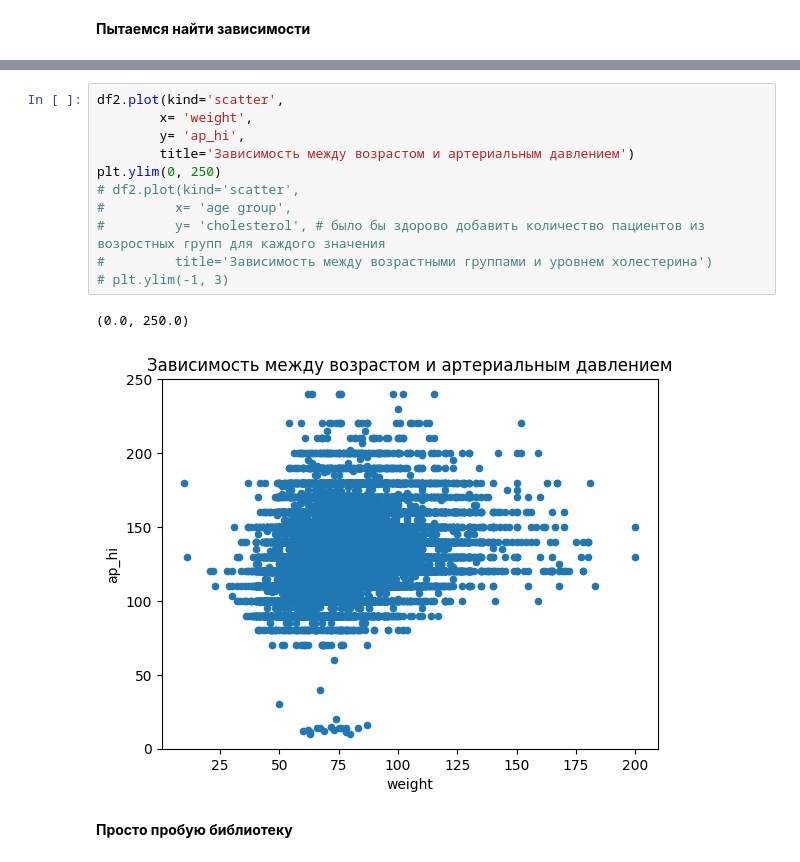
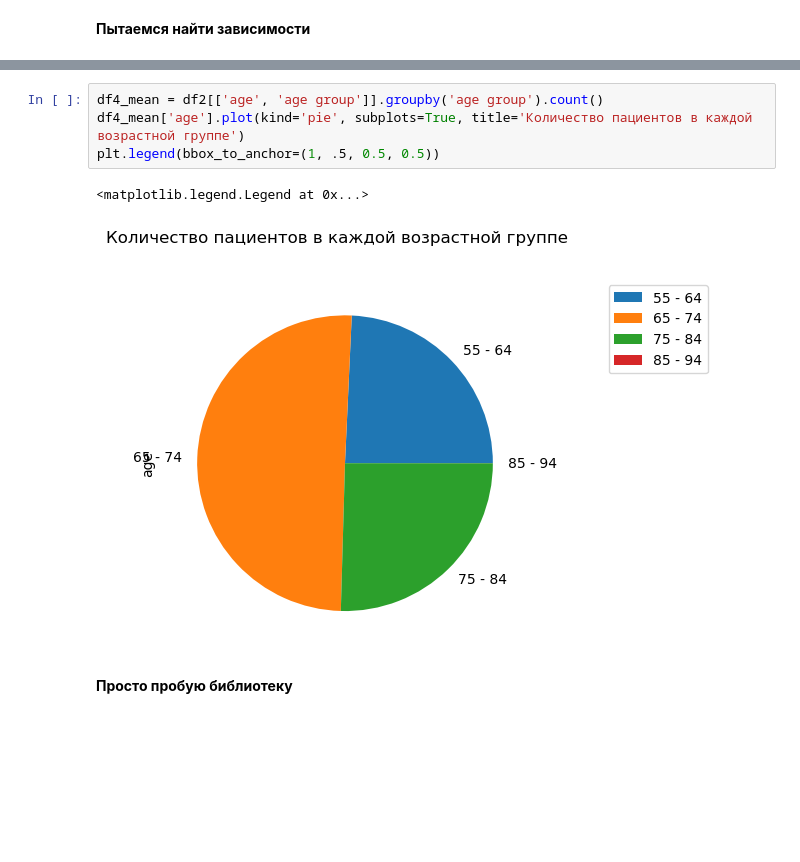
Before and after one commit to IgLizzy/hw_data_visualization, a Jupyter notebook: hw_data_visualization.ipynb, the cells around one changed output, grey strips where cells are left out. Saved outputs shown, nothing was run; the diff lists cells and outputs as text; blank space fills up the shorter version.

Commit message:
add new visual

```diff
--- a/hw_data_visualization.ipynb
+++ b/hw_data_visualization.ipynb
@@ -256,17 +243,10 @@ plt.ylim(0, 250)
-# %%
-df2.plot(kind='scatter',
-        x= 'weight',
-        y= 'ap_hi',
-        title='Зависимость между возрастом и артериальным давлением')
-plt.ylim(0, 250)
-# df2.plot(kind='scatter',
-#         x= 'age group',
-#         y= 'cholesterol', # было бы здорово добавить количество пациентов из возростных групп для каждого значения
-#         title='Зависимость между возрастными группами и уровнем холестерина')
-# plt.ylim(-1, 3)
-# %% [output]
-(0.0, 250.0)
-[figure, removed]
+# %%
+df4_mean = df2[['age', 'age group']].groupby('age group').count()
+df4_mean['age'].plot(kind='pie', subplots=True, title='Количество пациентов в каждой возрастной группе')
+plt.legend(bbox_to_anchor=(1, .5, 0.5, 0.5))
+# %% [output]
+<matplotlib.legend.Legend at 0x...>
+[figure, added]
 # %% [markdown]
 **Просто пробую библиотеку**
 # %%
```
Also changed, not shown: parts of 14 cells of this notebook.
